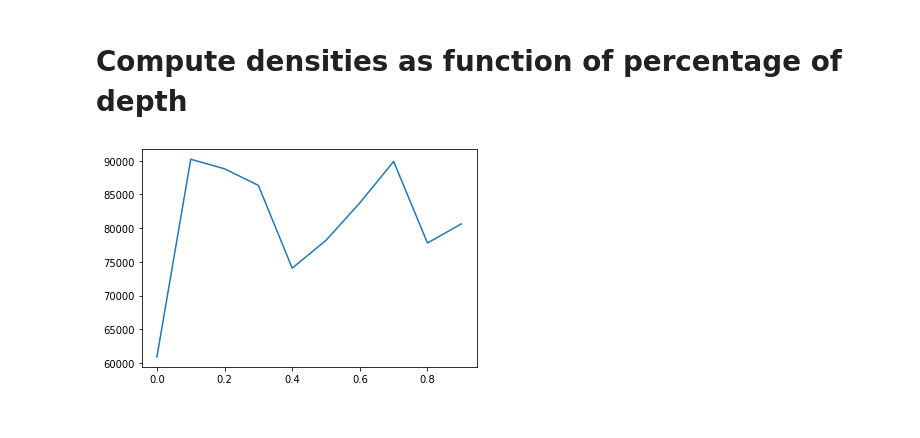
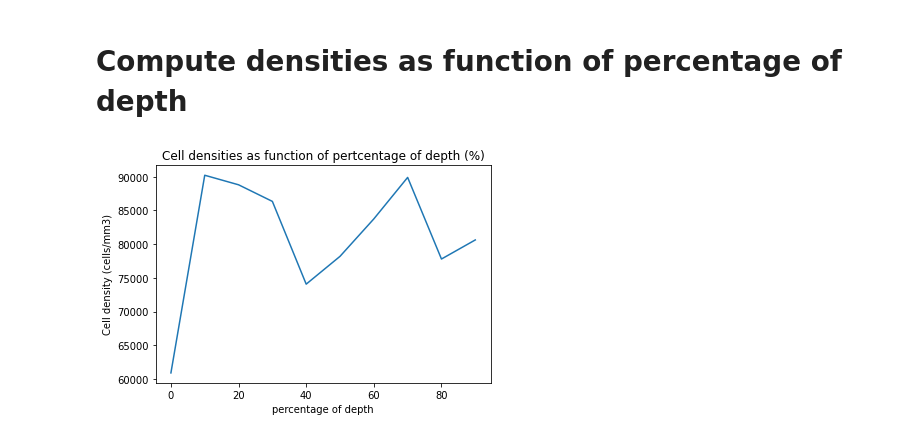
Before and after one commit to jacquemi-bbp/rat_sscx_nissl_analysis, a Jupyter notebook: notebook/depth_grid.ipynb, the cells around one changed output. Saved outputs shown, nothing was run; the diff lists cells and outputs as text; code cells hidden in the pictures.

Commit message:
Add visualisation

```diff
--- a/notebook/depth_grid.ipynb
+++ b/notebook/depth_grid.ipynb
@@ -214,7 +214,10 @@ for nb_cell, polygon in zip(nb_cell_per_slide, split_polygons):
     areas.append(polygon.area)
     densities.append(nb_cell/ ((polygon.area / 1e6) * z_length))
 # %%
-plt.plot([i/nb_row for i in range(nb_row)], densities)
+plt.plot([i/nb_row*100 for i in range(nb_row)], densities)
+plt.xlabel("percentage of depth")
+plt.ylabel("Cell density (cells/mm3)")
+plt.title("Cell densities as function of pertcentage of depth (%)")
 plt.show()
 # %% [output]
-[figure, old version]
+[figure, new version]
```
Also changed, not shown: 3 other files.
